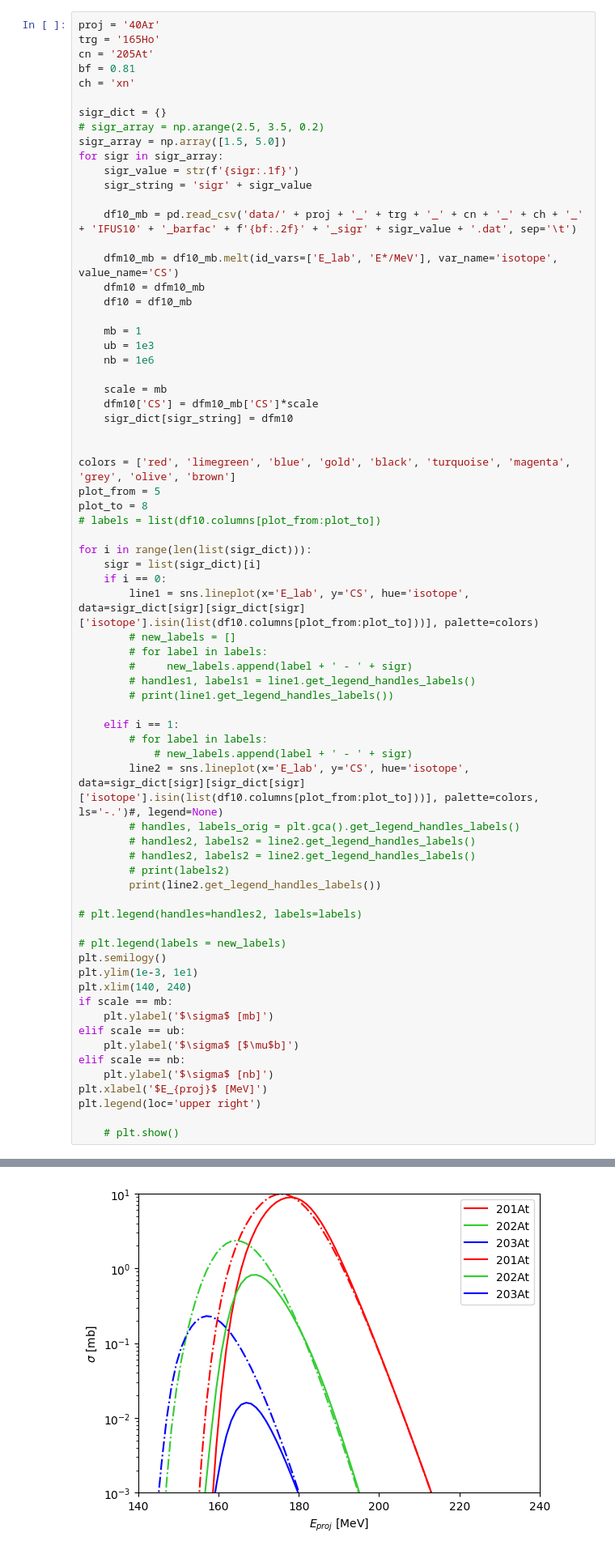
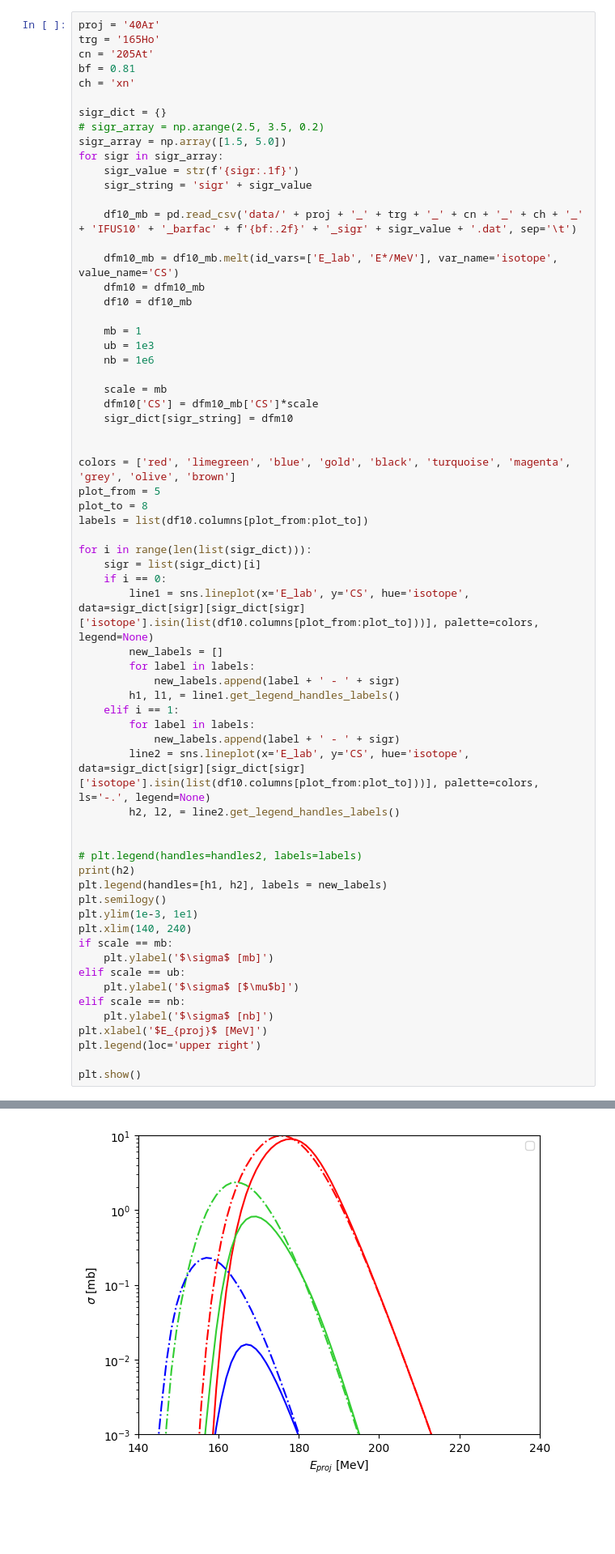
Before and after one commit to JozefMist/hivapJ, a Jupyter notebook: MyHivap/results/205at/sigr_comparison.ipynb, the cells around one changed output, grey strips where cells are left out. Shown at 81% size. Drawn from its saved outputs; the diff is of its cells as text; blank space fills up the shorter version.

Commit message:
sigr comparison, legend is not working AT ALL

```diff
--- a/MyHivap/results/205at/sigr_comparison.ipynb
+++ b/MyHivap/results/205at/sigr_comparison.ipynb
@@ -35,31 +35,26 @@ for sigr in sigr_array:
 colors = ['red', 'limegreen', 'blue', 'gold', 'black', 'turquoise', 'magenta', 'grey', 'olive', 'brown']
 plot_from = 5
 plot_to = 8
-# labels = list(df10.columns[plot_from:plot_to])
+labels = list(df10.columns[plot_from:plot_to])
 
 for i in range(len(list(sigr_dict))):
     sigr = list(sigr_dict)[i]
     if i == 0:
-        line1 = sns.lineplot(x='E_lab', y='CS', hue='isotope', data=sigr_dict[sigr][sigr_dict[sigr]['isotope'].isin(list(df10.columns[plot_from:plot_to]))], palette=colors)
-        # new_labels = []
-        # for label in labels:
-        #     new_labels.append(label + ' - ' + sigr)
-        # handles1, labels1 = line1.get_legend_handles_labels()
-        # print(line1.get_legend_handles_labels())
+        line1 = sns.lineplot(x='E_lab', y='CS', hue='isotope', data=sigr_dict[sigr][sigr_dict[sigr]['isotope'].isin(list(df10.columns[plot_from:plot_to]))], palette=colors, legend=None)
+        new_labels = []
+        for label in labels:
+            new_labels.append(label + ' - ' + sigr)
+        h1, l1, = line1.get_legend_handles_labels()
+    elif i == 1:
+        for label in labels:
+            new_labels.append(label + ' - ' + sigr)
+        line2 = sns.lineplot(x='E_lab', y='CS', hue='isotope', data=sigr_dict[sigr][sigr_dict[sigr]['isotope'].isin(list(df10.columns[plot_from:plot_to]))], palette=colors, ls='-.', legend=None)
+        h2, l2, = line2.get_legend_handles_labels()
 
-    elif i == 1:
-        # for label in labels:
-            # new_labels.append(label + ' - ' + sigr)
-        line2 = sns.lineplot(x='E_lab', y='CS', hue='isotope', data=sigr_dict[sigr][sigr_dict[sigr]['isotope'].isin(list(df10.columns[plot_from:plot_to]))], palette=colors, ls='-.')#, legend=None)
-        # handles, labels_orig = plt.gca().get_legend_handles_labels()
-        # handles2, labels2 = line2.get_legend_handles_labels()
-        # handles2, labels2 = line2.get_legend_handles_labels()
-        # print(labels2)
-        print(line2.get_legend_handles_labels())
 
 # plt.legend(handles=handles2, labels=labels)
-
-# plt.legend(labels = new_labels)
+print(h2)
+plt.legend(handles=[h1, h2], labels = new_labels)
 plt.semilogy()
 plt.ylim(1e-3, 1e1)
 plt.xlim(140, 240)
@@ -72,5 +67,5 @@ elif scale == nb:
 plt.xlabel('$E_{proj}$ [MeV]')
 plt.legend(loc='upper right')
 
-    # plt.show()
+plt.show()
 # %% [output]
@@ -79 +77 @@ plt.legend(loc='upper right')
-[figure, old version]
+[figure, new version]
```
Also changed, not shown: parts of 1 cell of this notebook.
